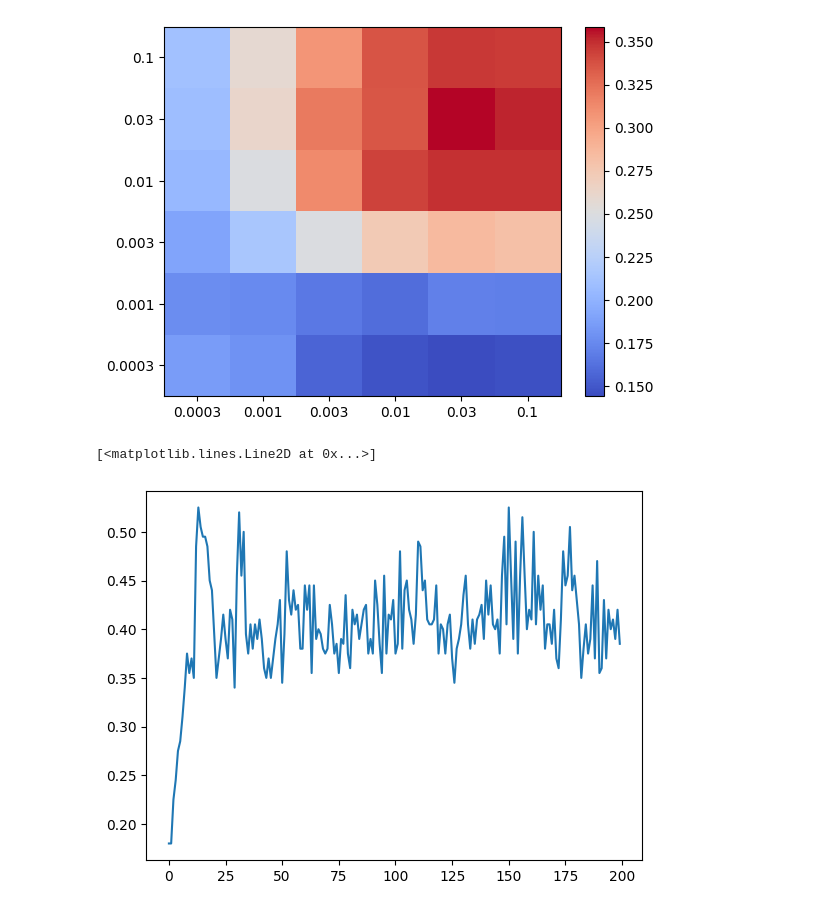
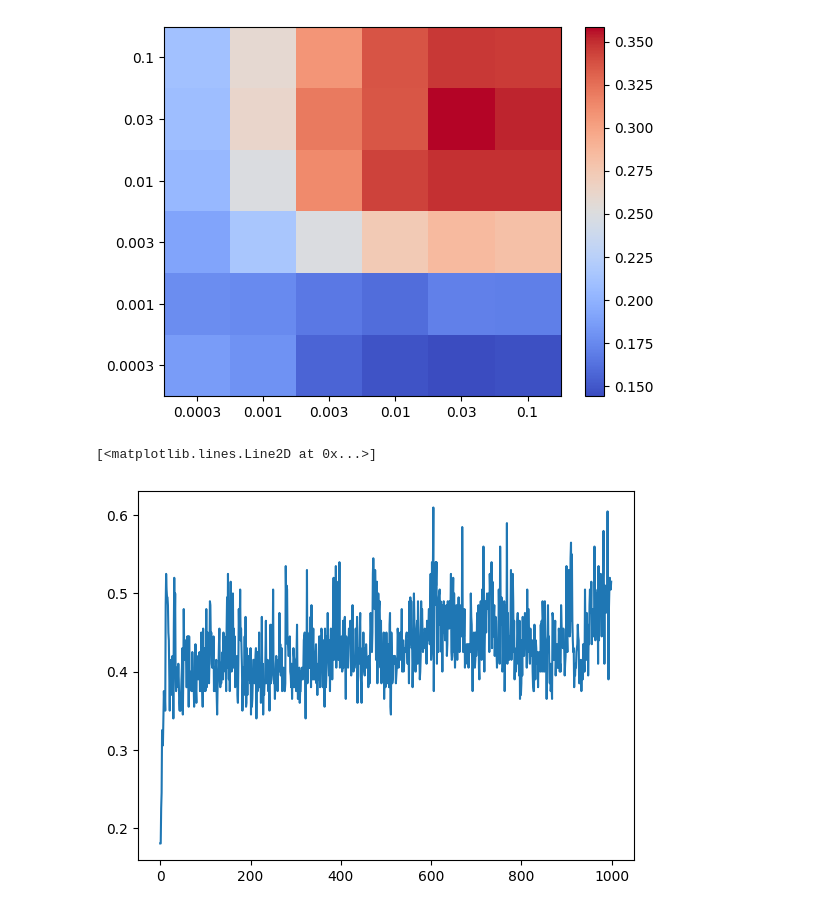
Before and after one commit to google-research/laurel, a Jupyter notebook: notebooks/reinforcement_learning.ipynb, the cells around one changed output. Drawn from its saved outputs; the diff is of its cells as text; code cells hidden in the pictures.

```diff
--- a/notebooks/reinforcement_learning.ipynb
+++ b/notebooks/reinforcement_learning.ipynb
@@ -101,10 +103,10 @@ performances = np.array(performances).mean(-1)
 actor_lrs = np.array(actor_lrs)
 critic_lrs = np.array(critic_lrs)
 # %%
-plt.plot(performances.max(0)[:200])
+plt.plot(performances.max(0))
 # %% [output]
 [<matplotlib.lines.Line2D at 0x...>]
-[figure, old version]
+[figure, new version]
 # %%
 alrs = np.unique(actor_lrs)
 clrs = np.unique(critic_lrs)
```
Also changed, not shown: parts of 4 cells of this notebook, 1 other file.
